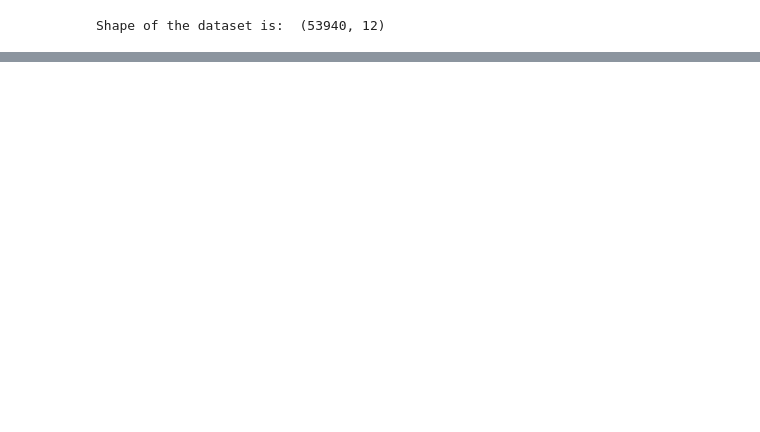
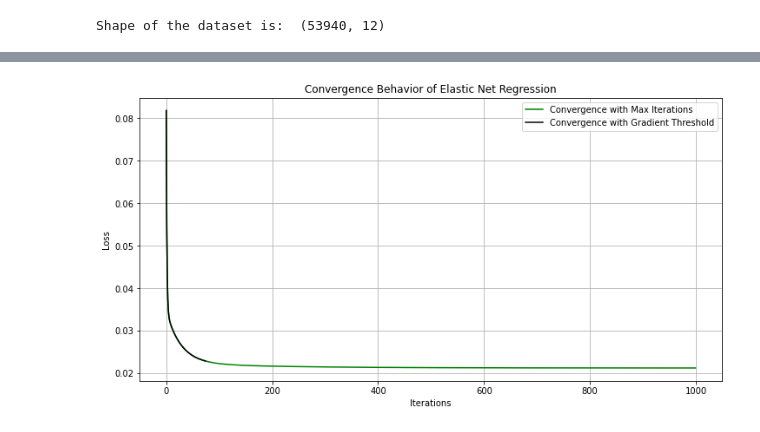
Before and after one commit to Ganesh-Kdt/Classification-and-Regression-Model-From-Scratch, a Jupyter notebook: ganeshdi_sushreen_assignment1_part4.ipynb, the cells around one changed output, grey strips where cells are left out. Saved outputs shown, nothing was run; the diff lists cells and outputs as text; code cells hidden in the pictures; blank space fills up the shorter version.

```diff
--- a/ganeshdi_sushreen_assignment1_part4.ipynb
+++ b/ganeshdi_sushreen_assignment1_part4.ipynb
@@ -56,0 +438,54 @@ dtype: int64
+# %%
+def stopping_criteria_test(hyperparameters, X_train, Y_train, X_test, Y_test):
+    results = []
+    for alpha, iters, lambda1, lambda2, init_method in hyperparameters:
+        model = elastic_net_regression(lambda1, lambda2, alpha, iters, init_method)
+        model.fit(X_train, Y_train) #running the model with maximum iterations
+        y_hat_max_iter = model.predict(X_test)
+        mse_max_iter = np.mean((Y_test - y_hat_max_iter) ** 2)
+        results.append({'method': 'Max Iterations', 'mse': mse_max_iter, 'losses': model.losses})
+        print(f'Max Iterations MSE: {mse_max_iter:.4f}')
+        losses_max_iter = model.losses.copy()
+        #resetting the model
+        model.losses = []
+        #running the model with gradient threshold
+        m, n = X_train.shape
+        model.initialize_weights(n)
+        threshold = 0.01 #initializing value of threshold
+        for i in range(iters):
+            y_hat = X_train.dot(model.weights) + model.bias
+            loss = model.elastic_net_loss(Y_train, y_hat, model.weights) #calculating loss
+            model.losses.append(loss)
+            dw = model.gradient(X_train, Y_train, y_hat, model.weights) #calculating gradients
+            db = (2 / m) * np.sum(y_hat - Y_train)
+            #checking the threshold value
+            if np.all(np.abs(dw) < threshold):
+                print(f'Stopping at iteration {i} due to gradient threshold.')
+                break
+            model.weights -= model.learning_rate * dw
+            model.bias -= model.learning_rate * db
+
+        y_hat_threshold = model.predict(X_test)
+        mse_threshold = np.mean((Y_test - y_hat_threshold) ** 2)
+        results.append({'method': 'Gradient Threshold', 'mse': mse_threshold, 'losses': model.losses})
+        print(f'Gradient Threshold MSE: {mse_threshold:.4f}')
+        losses_threshold = model.losses.copy()
+
+        #plotting the convergence behaviour
+        plt.figure(figsize=(12, 6))
+        plt.plot(range(len(losses_max_iter)), losses_max_iter, label='Convergence with Max Iterations', color='green')
+        plt.plot(range(len(losses_threshold)), losses_threshold, label='Convergence with Gradient Threshold', color='black')
+        plt.xlabel('Iterations')
+        plt.ylabel('Loss')
+        plt.title('Convergence Behavior of Elastic Net Regression')
+        plt.legend()
+        plt.grid(True)
+        plt.show()
+
+    return results
+
+hyperparameters = [
+    (0.1, 1000, 0.01, 0.01, 'zeros'),
+]
+result = stopping_criteria_test(hyperparameters, X_train, Y_train, X_test, Y_test)
+# %% [output]
@@ -56,0 +505 @@ dtype: int64
+[figure, added]
```
Also changed, not shown: parts of 24 cells of this notebook.
